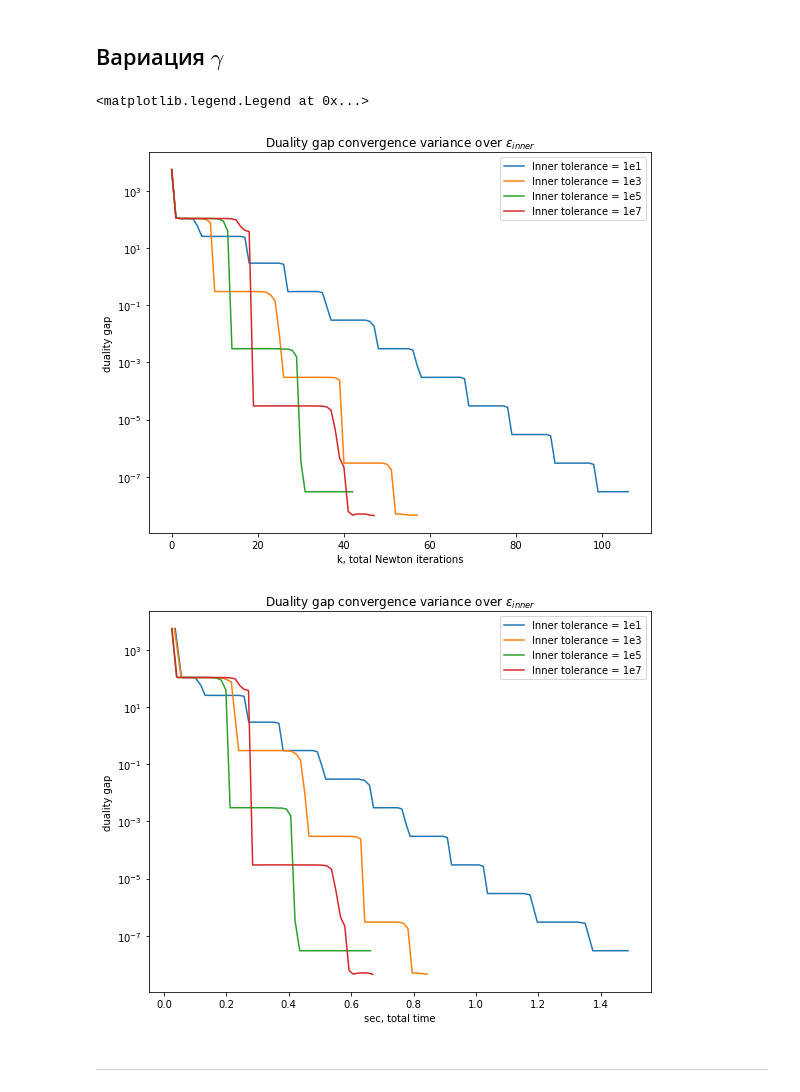
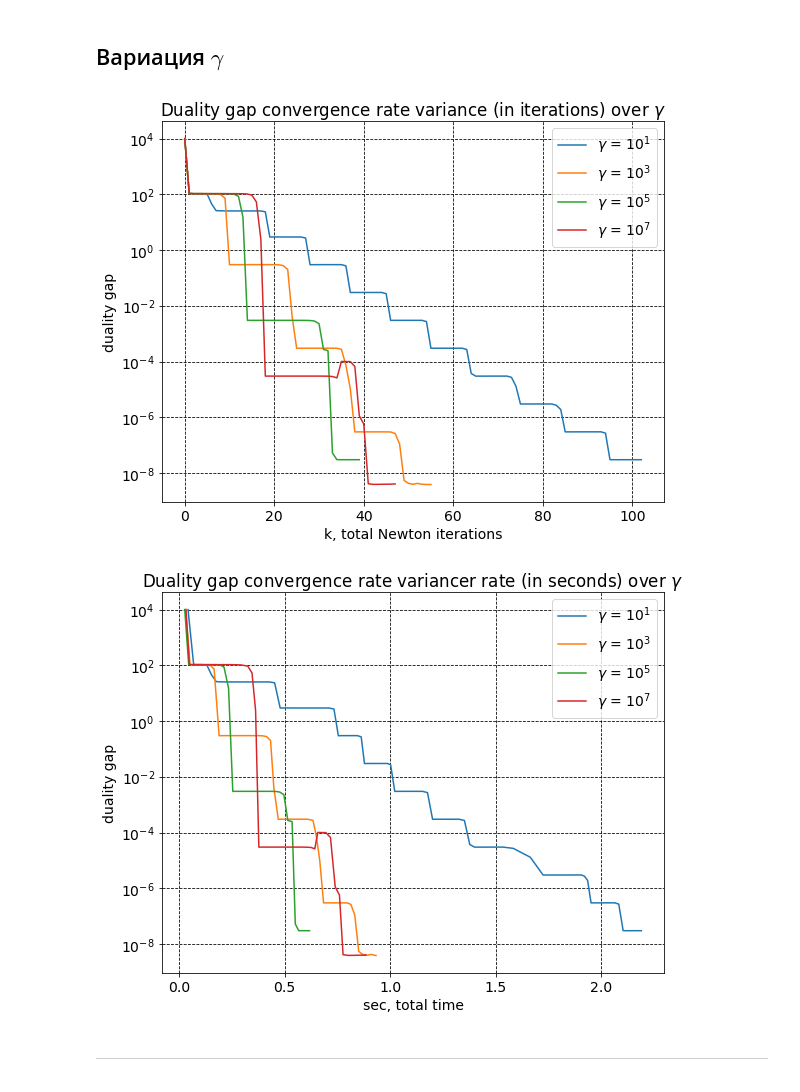
Before and after one commit to aksholokhov/mipt-momo-2017, a Jupyter notebook: task3_experiments.ipynb, the cells around one changed output. Cells and saved outputs as stored; diff of their text form; code cells hidden in the pictures.

```diff
--- a/task3_experiments.ipynb
+++ b/task3_experiments.ipynb
@@ -12,6 +9,8 @@ from tqdm import tqdm
 %pylab inline
 # %% [output]
 Populating the interactive namespace from numpy and matplotlib
+# %%
+matplotlib.rcParams.update({'font.size': 14})
 # %%
 from task3.optimization import barrier_method_lasso
 from task3.oracles import lasso_duality_gap
@@ -37,8 +42,10 @@ success
 # %%
+%%time
+
 e_histories = []
 
-n = 300
-m = 500
+n = 500
+m = 1000
 b_noise_ampl = 0.0001
 A = np.random.rand(m, n)
 x_true = np.random.rand(n)
@@ -55,17 +74,22 @@ for e in tqdm([10**i for i in range(-3, -12, -2)]):
 # %%
 figure(figsize=(9, 7))
 for e, hist in zip(range(-3, -12, -2), e_histories):
-    semilogy(hist["duality_gap"], label=r"Inner tolerance = 1e%d"%e)
+    semilogy(hist["duality_gap"], label=r"$\varepsilon_{inner}$ = 1e%d"%e)
 xlabel("k, total Newton iterations")
 ylabel("duality gap")
-title(r"Duality gap convergence variance over $\varepsilon_{inner}$")
+title(r"Duality gap convergence rate variance (in iterations) over $\varepsilon_{inner}$")
+plt.grid(which='major', color='k', linestyle='--')
+#plt.grid(which='minor', color='b', linestyle='-')
 legend()
+savefig('e_i.png', bbox_inches='tight')
 
 figure(figsize=(9, 7))
 for e, hist in zip(range(-3, -12, -2), e_histories):
-    semilogy(hist["time"], hist["duality_gap"], label=r"Inner tolerance = 1e%d"%e)
+    semilogy(hist["time"], hist["duality_gap"], label=r"$\varepsilon_{inner}$ = 1e%d"%e)
 xlabel("sec, total time")
 ylabel("duality gap")
-title(r"Duality gap convergence variance over $\varepsilon_{inner}$")
+title(r"Duality gap convergence rate variance (in seconds) over $\varepsilon_{inner}$")
 legend()
+plt.grid(which='major', color='k', linestyle='--')
+savefig('e_t.png', bbox_inches='tight')
 # %% [output]
@@ -77,7 +100,7 @@ ___
 # %% [markdown]
 ## Вариация $\gamma$
 # %%
-e_histories = []
+gamma_histories = []
 
 n = 300
 m = 500
@@ -94,27 +117,30 @@ u0 = x0 + 1
 for gamma in tqdm([10**i for i in grid]):
     x, message, history = barrier_method_lasso(A, b, reg_coef, x0, u0, tolerance=1e-7, gamma=gamma,
                                        lasso_duality_gap=lasso_duality_gap, trace=True)
-    e_histories.append(history)
+    gamma_histories.append(history)
 # %%
 figure(figsize=(9, 7))
-for e, hist in zip(grid, e_histories):
-    semilogy(hist["duality_gap"], label=r"\gamma = 1e%d"%e)
+for e, hist in zip(grid, gamma_histories):
+    semilogy(hist["duality_gap"], label=r"$\gamma$ = $10^{%d}$"%e)
 xlabel("k, total Newton iterations")
 ylabel("duality gap")
-title(r"Duality gap convergence variance over $\varepsilon_{inner}$")
+title(r"Duality gap convergence rate variance (in iterations) over $\gamma$")
 legend()
+plt.grid(which='major', color='k', linestyle='--')
+savefig('g_i.png', bbox_inches='tight')
 
 figure(figsize=(9, 7))
-for e, hist in zip(grid, e_histories):
-    semilogy(hist["time"], hist["duality_gap"], label=r"\gamma = 1e%d"%e)
+for e, hist in zip(grid, gamma_histories):
+    semilogy(hist["time"], hist["duality_gap"], label=r"$\gamma$ = $10^{%d}$"%e)
 xlabel("sec, total time")
 ylabel("duality gap")
-title(r"Duality gap convergence variance over $\varepsilon_{inner}$")
+title(r"Duality gap convergence rate variancer rate (in seconds) over $\gamma$")
 legend()
+plt.grid(which='major', color='k', linestyle='--')
+savefig('g_t.png', bbox_inches='tight')
 # %% [output]
-<matplotlib.legend.Legend at 0x...>
-[figure, old version]
+[figure, new version]
-[figure, old version]
+[figure, new version]
 # %% [markdown]
 ---
 # %% [markdown]
```
Also changed, not shown: parts of 13 cells of this notebook, 1 other file.
